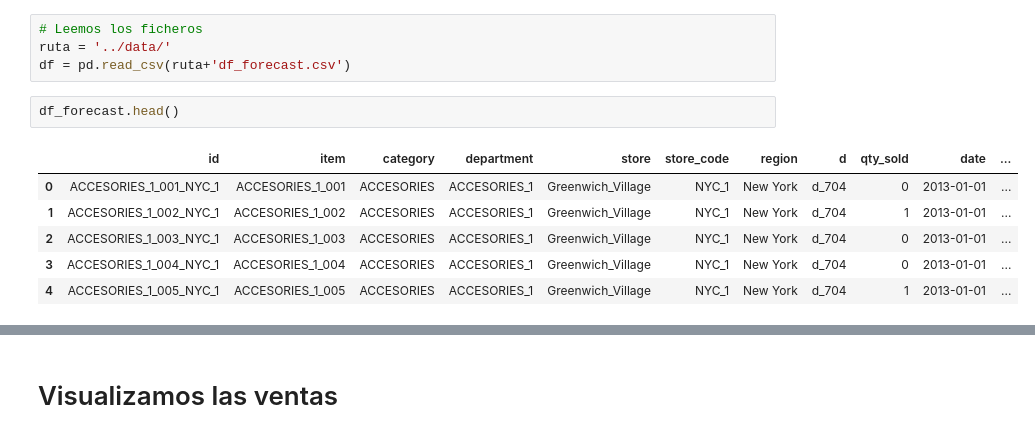
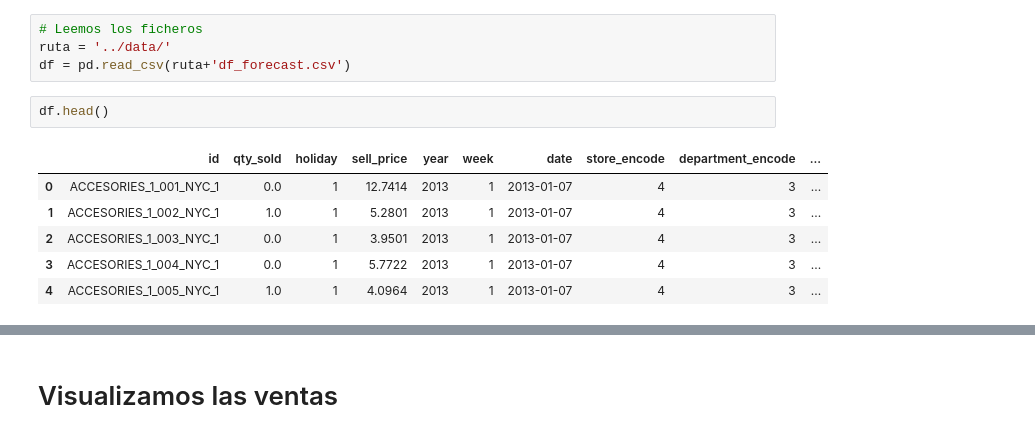
Before and after one commit to elenabriones/DS-Capstone-Market, a Jupyter notebook: notebooks/Forecast.ipynb, the cells around one changed output, grey strips where cells are left out. Cells and saved outputs as stored; diff of their text form.

Commit message:
Nuevo file preparando data para forecasting.

```diff
--- a/notebooks/Forecast.ipynb
+++ b/notebooks/Forecast.ipynb
@@ -38,11 +38,11 @@ import xgboost as xgb
 ruta = '../data/'
 df = pd.read_csv(ruta+'df_forecast.csv')
 # %%
-df_forecast.head()
+df.head()
 # %% [output]
-|  | id | item | category | department | store | store_code | region | d | qty_sold | date | ... |
-| 0 | ACCESORIES_1_001_NYC_1 | ACCESORIES_1_001 | ACCESORIES | ACCESORIES_1 | Greenwich_Village | NYC_1 | New York | d_704 | 0 | 2013-01-01 | ... |
-| 1 | ACCESORIES_1_002_NYC_1 | ACCESORIES_1_002 | ACCESORIES | ACCESORIES_1 | Greenwich_Village | NYC_1 | New York | d_704 | 1 | 2013-01-01 | ... |
-| 2 | ACCESORIES_1_003_NYC_1 | ACCESORIES_1_003 | ACCESORIES | ACCESORIES_1 | Greenwich_Village | NYC_1 | New York | d_704 | 0 | 2013-01-01 | ... |
-| 3 | ACCESORIES_1_004_NYC_1 | ACCESORIES_1_004 | ACCESORIES | ACCESORIES_1 | Greenwich_Village | NYC_1 | New York | d_704 | 0 | 2013-01-01 | ... |
-| 4 | ACCESORIES_1_005_NYC_1 | ACCESORIES_1_005 | ACCESORIES | ACCESORIES_1 | Greenwich_Village | NYC_1 | New York | d_704 | 1 | 2013-01-01 | ... |
+|  | id | qty_sold | holiday | sell_price | year | week | date | store_encode | department_encode | ... |
+| 0 | ACCESORIES_1_001_NYC_1 | 0.0 | 1 | 12.7414 | 2013 | 1 | 2013-01-07 | 4 | 3 | ... |
+| 1 | ACCESORIES_1_002_NYC_1 | 1.0 | 1 | 5.2801 | 2013 | 1 | 2013-01-07 | 4 | 3 | ... |
+| 2 | ACCESORIES_1_003_NYC_1 | 0.0 | 1 | 3.9501 | 2013 | 1 | 2013-01-07 | 4 | 3 | ... |
+| 3 | ACCESORIES_1_004_NYC_1 | 0.0 | 1 | 5.7722 | 2013 | 1 | 2013-01-07 | 4 | 3 | ... |
+| 4 | ACCESORIES_1_005_NYC_1 | 1.0 | 1 | 4.0964 | 2013 | 1 | 2013-01-07 | 4 | 3 | ... |
```
Also changed, not shown: parts of 19 cells of this notebook, 1 other file.
